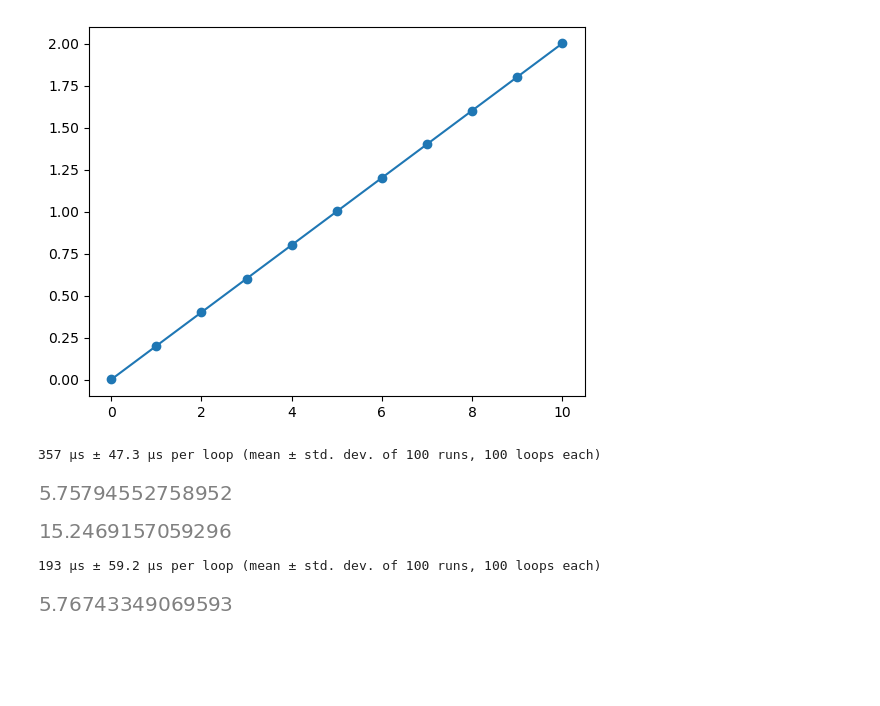
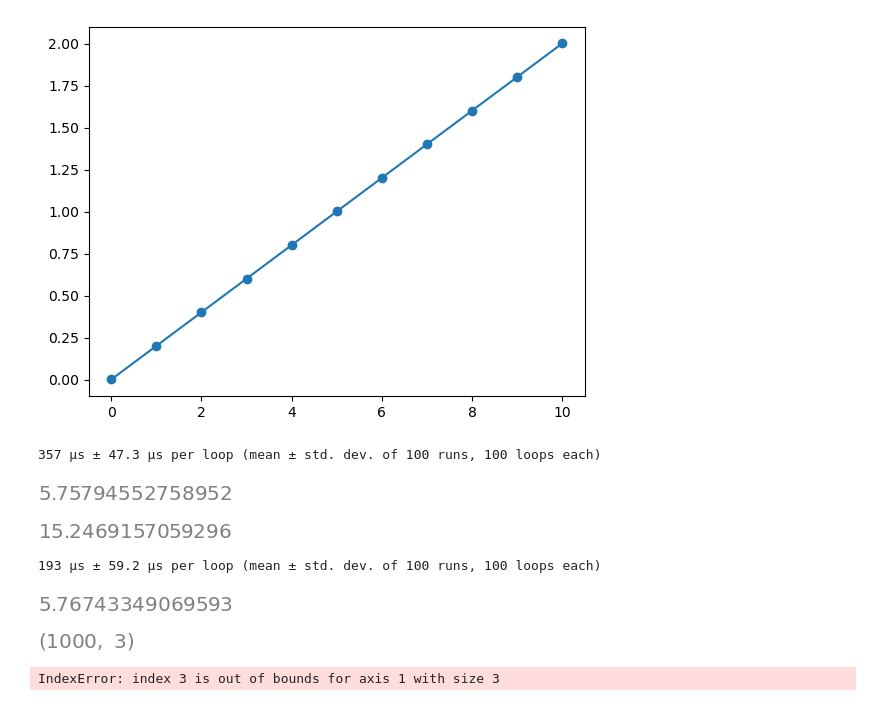
Before and after one commit to SamMachariaPhD/Numerical_Python, a Jupyter notebook: Chapter 8 -- Integration.ipynb, the cells around one changed output. Saved outputs shown, nothing was run; the diff lists cells and outputs as text; code cells hidden in the pictures; blank space fills up the shorter version.

```diff
--- a/Chapter 8 -- Integration.ipynb
+++ b/Chapter 8 -- Integration.ipynb
@@ -251,0 +258,24 @@ val
+# %%
+def SIR(y, t, beta, gamma):
+    S, I, R = y
+    dSdt = -beta*S*I # susceptible
+    dIdt = beta*S*I - gamma*I # infected
+    dRdt = gamma*I # removed
+    return ([dSdt, dIdt, dRdt])
+
+S0 = 0.9
+I0 = 0.1
+R0 = 0.0
+beta = 0.35
+gamma = 0.1
+t = np.linspace(0,100, 1000)
+
+sol = np.array(odeint(SIR, [S0,I0,R0], t, args=(beta, gamma)))
+# %%
+np.shape(sol)
+# %% [output]
+[figure, added]
+# %%
+plt.plot(t,sol[:, 3])
+# %% [output]
+IndexError: index 3 is out of bounds for axis 1 with size 3
```
Also changed, not shown: parts of 2 cells of this notebook.
